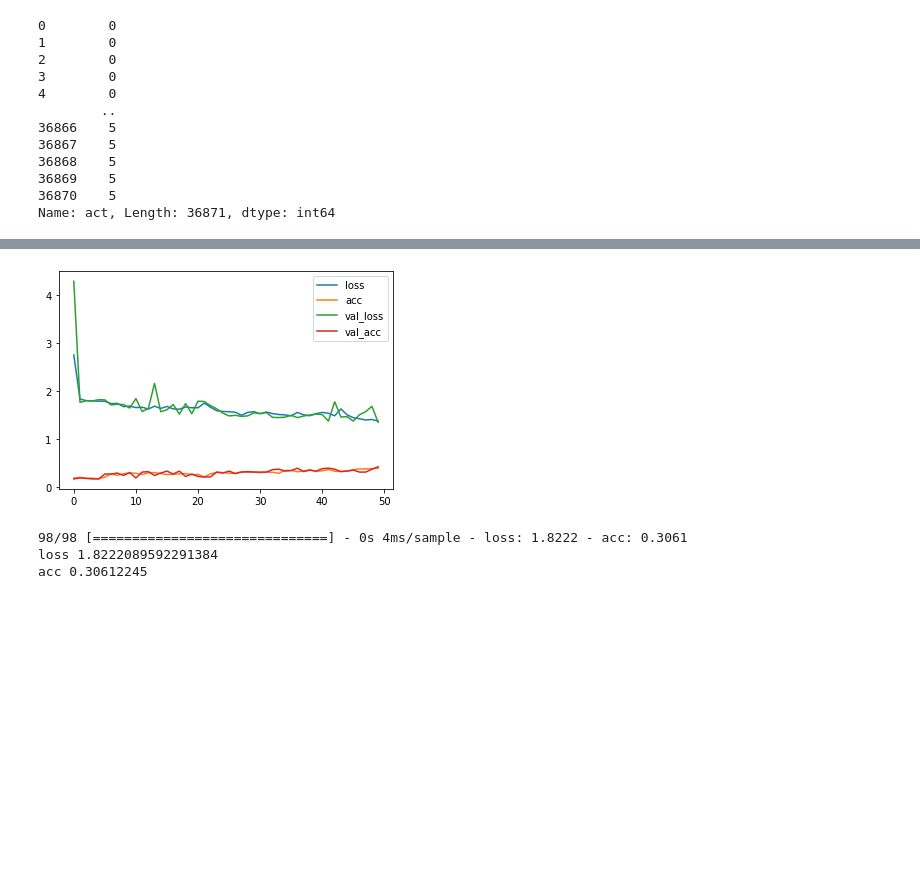
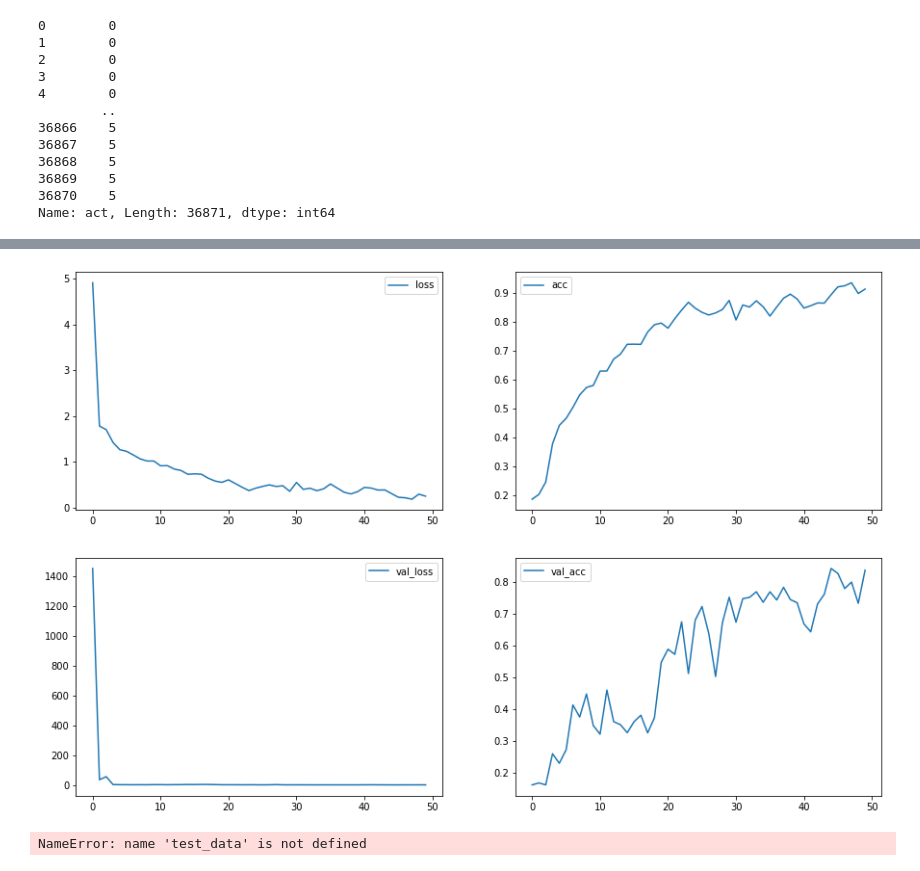
Before and after one commit to mAenon/vgg16_study, a Jupyter notebook: main.ipynb, the cells around one changed output, grey strips where cells are left out. Drawn from its saved outputs; the diff is of its cells as text; code cells hidden in the pictures; blank space fills up the shorter version.

```diff
--- a/main.ipynb
+++ b/main.ipynb
@@ -251,7 +263,12 @@ pass
 # %%
 # model_lstm.fit(x_train_mms, y_train, batch_size=batch_size//20, epochs=50, verbose=1, callbacks=[EarlyStopping(verbose=1)], validation_data=(x_test_mms, y_test))
 # result = models["vgg16_1d"].fit(x_train_mms, y_train, batch_size=batch_size//20, epochs=50, verbose=1, validation_data=(x_test_mms, y_test))
-result = models["vgg16_1d"].fit(datas["stds"][0], y_train, batch_size=batch_size//20, epochs=50, verbose=1, validation_data=(datas["stds"][1], y_test))
+mini_batch_size       = 2048 # free
+epoch                 = 50
+callbacks             = [] # callback functions' list
+train_data, test_data = datas["stds"] # original, mms, stds
+
+result = models["vgg16_1d"].fit(train_data, y_train, batch_size=mini_batch_size, epochs=epoch, verbose=1, callbacks = callbacks, validation_data=(test_data, y_test))
 # %% [output]
 Train on 29496 samples, validate on 7375 samples
 Epoch 1/50
@@ -259,16 +290,16 @@ KeyboardInterrupt:
 # %%
 %matplotlib inline
 import matplotlib.pyplot as plt
-for key in  result.history.keys():
+plt.figure(figsize=(15, 10))
+for i, key in enumerate(result.history.keys()):
+    plt.subplot(2, 2, i + 1)
     plt.plot(result.history[key], label = key)
     plt.legend()
 # %% [output]
-[figure, old version]
+[figure, new version]
 # %%
-evals = models["vgg16_1d"].evaluate(x_test, y_test)
+evals = models["vgg16_1d"].evaluate(test_data, y_test)
 print("loss", evals[0])
 print("acc",  evals[1])
 # %% [output]
-98/98 [==============================] - 0s 4ms/sample - loss: 1.8222 - acc: 0.3061
-loss 1.8222089592291384
-acc 0.30612245
+NameError: name 'test_data' is not defined
```
Also changed, not shown: parts of 6 cells of this notebook.
